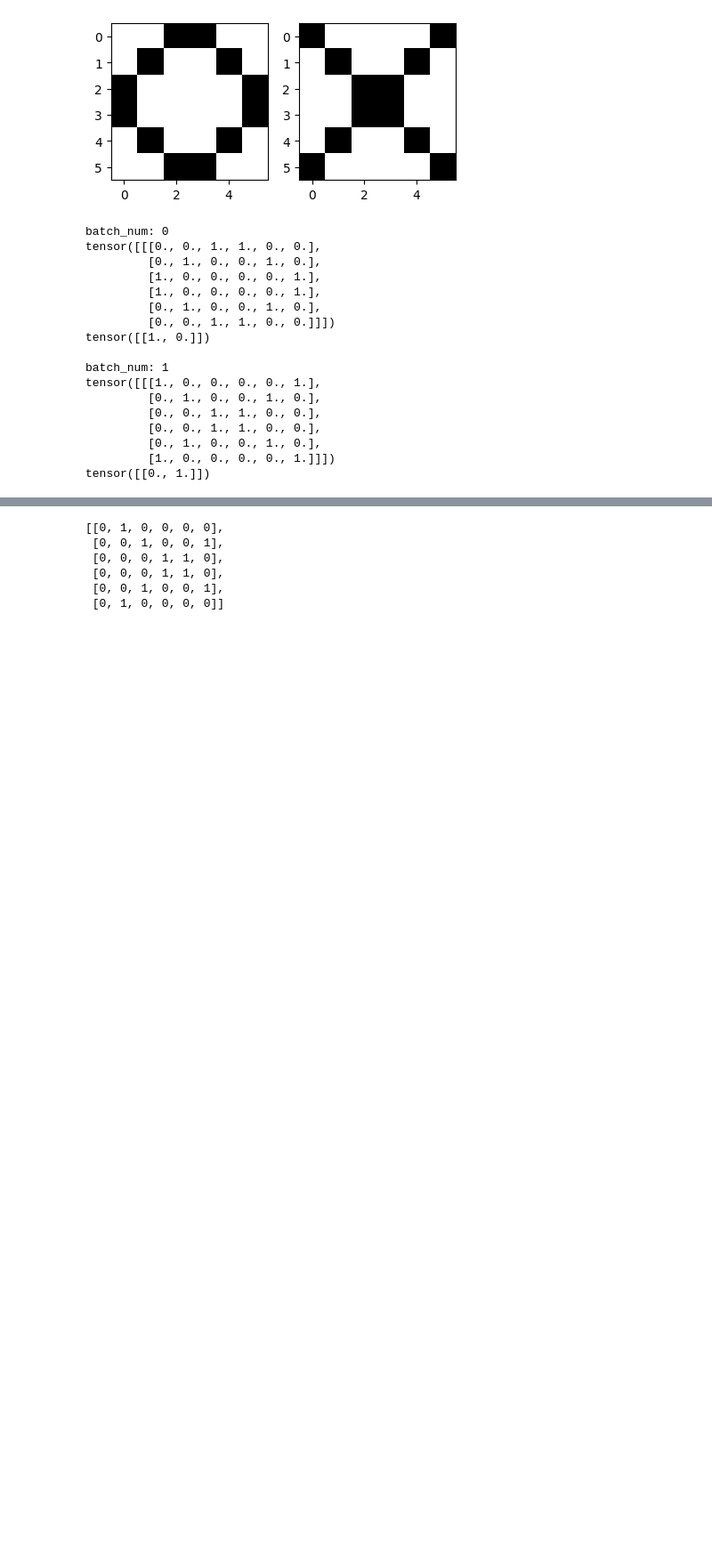
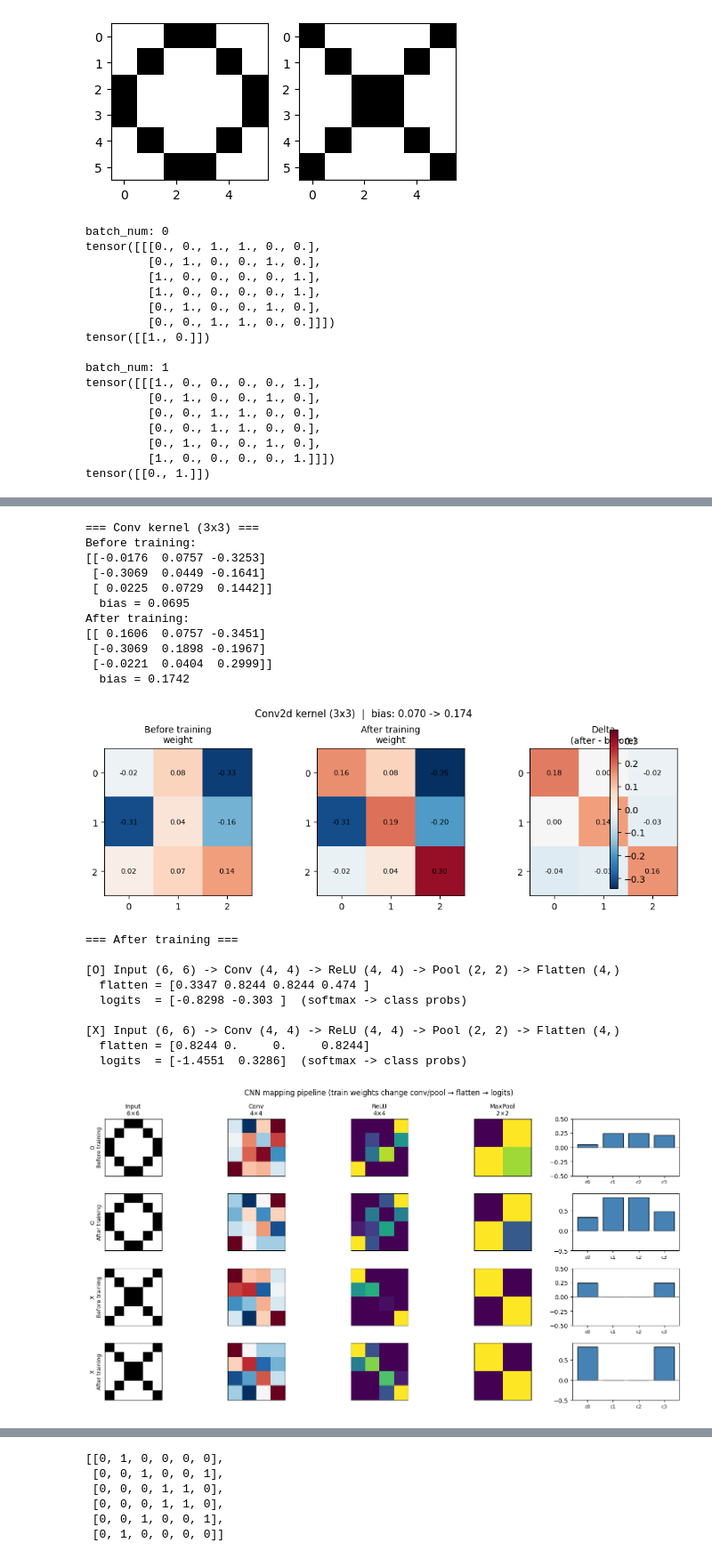
Before and after one commit to ji096929/MyDLClass, a Jupyter notebook: chapter_06_convolutional_neural_networks.ipynb, the cells around one changed output, grey strips where cells are left out. Shown at 89% size. Drawn from its saved outputs; the diff is of its cells as text; code cells hidden in the pictures; blank space fills up the shorter version.

```diff
--- a/chapter_06_convolutional_neural_networks.ipynb
+++ b/chapter_06_convolutional_neural_networks.ipynb
@@ -220,0 +368,7 @@ model = SimpleCNN()
+# %%
+## Mapping before training (random conv weights)
+conv_kernel_before = snapshot_conv_kernel(model)
+fmaps_before = extract_feature_maps(model, input_images)
+print_mapping_summary(fmaps_before, title='Before training')
+print('Initial conv kernel (3x3):')
+print(conv_kernel_before['weight'].round(4), 'bias =', round(conv_kernel_before['bias'], 4))
@@ -237,3 +414,34 @@ To enable them in other operations, rebuild TensorFlow with the appropriate comp
+# %%
+## Mapping after training — conv kernel + feature maps
+conv_kernel_after = snapshot_conv_kernel(model)
+fmaps_after = extract_feature_maps(model, input_images)
+print_conv_kernel_summary(conv_kernel_before, conv_kernel_after)
+visualize_conv_kernels(conv_kernel_before, conv_kernel_after)
+print_mapping_summary(fmaps_after, title='After training')
+visualize_mapping_pipeline(fmaps_before, fmaps_after)
+# %% [output]
+=== Conv kernel (3x3) ===
+Before training:
+[[-0.0176  0.0757 -0.3253]
+ [-0.3069  0.0449 -0.1641]
+ [ 0.0225  0.0729  0.1442]]
+  bias = 0.0695
+After training:
+[[ 0.1606  0.0757 -0.3451]
+ [-0.3069  0.1898 -0.1967]
+ [-0.0221  0.0404  0.2999]]
+  bias = 0.1742
+[figure, added]
+=== After training ===
+
+[O] Input (6, 6) -> Conv (4, 4) -> ReLU (4, 4) -> Pool (2, 2) -> Flatten (4,)
+  flatten = [0.3347 0.8244 0.8244 0.474 ]
+  logits  = [-0.8298 -0.303 ]  (softmax -> class probs)
+
+[X] Input (6, 6) -> Conv (4, 4) -> ReLU (4, 4) -> Pool (2, 2) -> Flatten (4,)
+  flatten = [0.8244 0.     0.     0.8244]
+  logits  = [-1.4551  0.3286]  (softmax -> class probs)
+[figure, added]
 # %%
 for batch_num, (image, label) in enumerate(dataloader):
 
```
Also changed, not shown: parts of 11 cells of this notebook, 3 other files.
